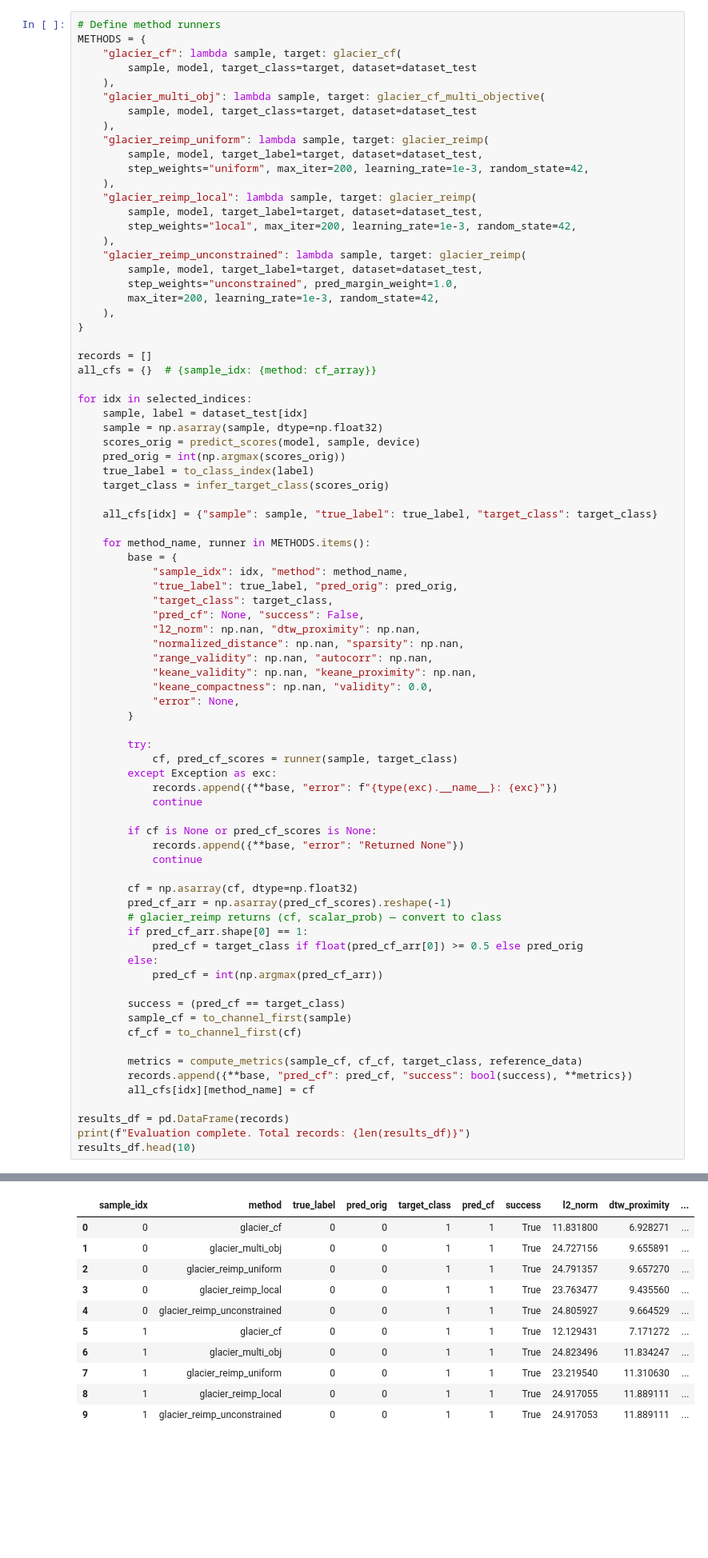
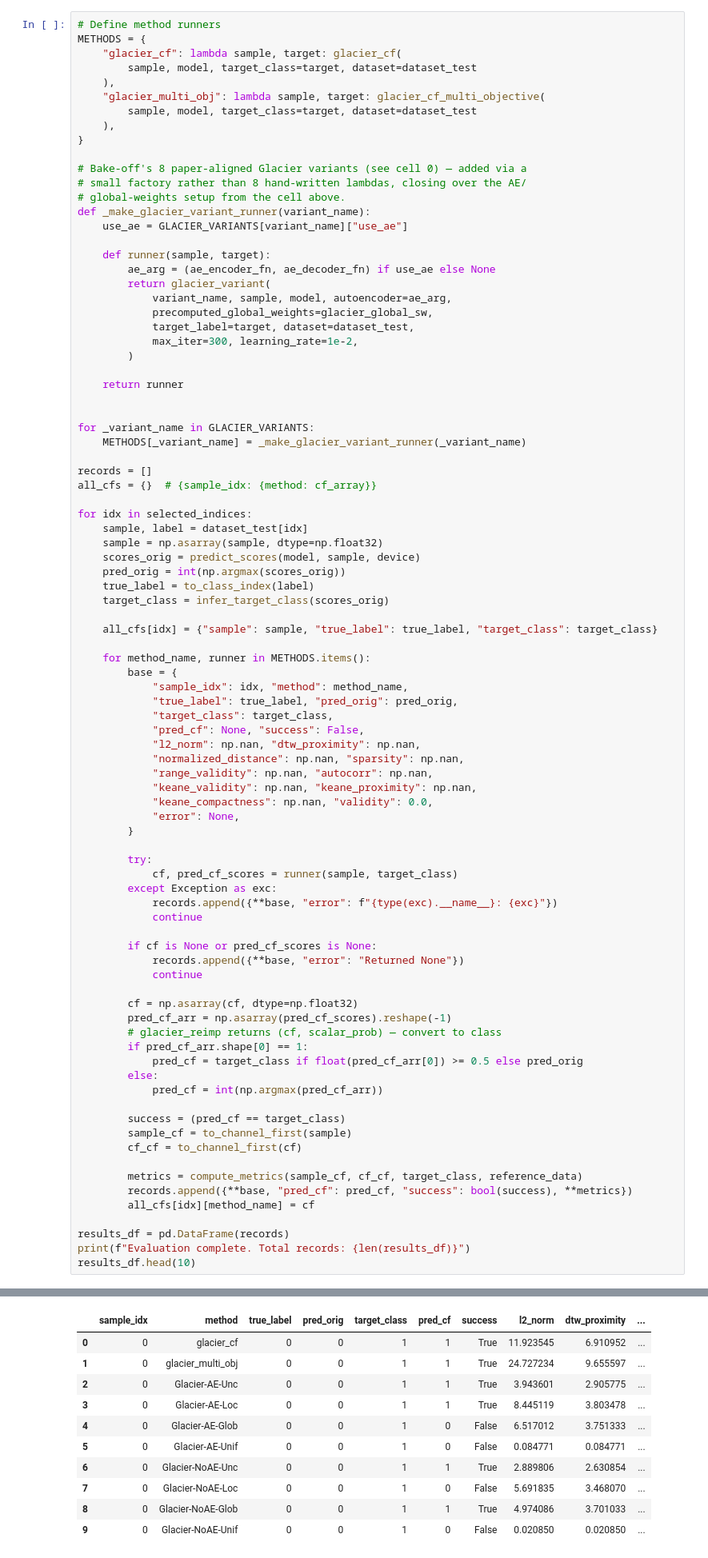
Before and after one commit to visual-xai-for-time-series/counterfactual-explanations-for-time-series, a Jupyter notebook: cfts/cf_glacier/glacier_forda_comparison.ipynb, the cells around one changed output, grey strips where cells are left out. Shown at 80% size. Saved outputs shown, nothing was run; the diff lists cells and outputs as text; blank space fills up the shorter version.

```diff
--- a/cfts/cf_glacier/glacier_forda_comparison.ipynb
+++ b/cfts/cf_glacier/glacier_forda_comparison.ipynb
@@ -194,20 +247,28 @@ METHODS = {
     "glacier_multi_obj": lambda sample, target: glacier_cf_multi_objective(
         sample, model, target_class=target, dataset=dataset_test
     ),
-    "glacier_reimp_uniform": lambda sample, target: glacier_reimp(
-        sample, model, target_label=target, dataset=dataset_test,
-        step_weights="uniform", max_iter=200, learning_rate=1e-3, random_state=42,
-    ),
-    "glacier_reimp_local": lambda sample, target: glacier_reimp(
-        sample, model, target_label=target, dataset=dataset_test,
-        step_weights="local", max_iter=200, learning_rate=1e-3, random_state=42,
-    ),
-    "glacier_reimp_unconstrained": lambda sample, target: glacier_reimp(
-        sample, model, target_label=target, dataset=dataset_test,
-        step_weights="unconstrained", pred_margin_weight=1.0,
-        max_iter=200, learning_rate=1e-3, random_state=42,
-    ),
 }
+
+# Bake-off's 8 paper-aligned Glacier variants (see cell 0) — added via a
+# small factory rather than 8 hand-written lambdas, closing over the AE/
+# global-weights setup from the cell above.
+def _make_glacier_variant_runner(variant_name):
+    use_ae = GLACIER_VARIANTS[variant_name]["use_ae"]
+
+    def runner(sample, target):
+        ae_arg = (ae_encoder_fn, ae_decoder_fn) if use_ae else None
+        return glacier_variant(
+            variant_name, sample, model, autoencoder=ae_arg,
+            precomputed_global_weights=glacier_global_sw,
+            target_label=target, dataset=dataset_test,
+            max_iter=300, learning_rate=1e-2,
+        )
+
+    return runner
+
+
+for _variant_name in GLACIER_VARIANTS:
+    METHODS[_variant_name] = _make_glacier_variant_runner(_variant_name)
 
 records = []
 all_cfs = {}  # {sample_idx: {method: cf_array}}
@@ -270,14 +331,14 @@ Evaluation complete. Total records: 150
 |  | sample_idx | method | true_label | pred_orig | target_class | pred_cf | success | l2_norm | dtw_proximity | ... |
-| 0 | 0 | glacier_cf | 0 | 0 | 1 | 1 | True | 11.831800 | 6.928271 | ... |
-| 1 | 0 | glacier_multi_obj | 0 | 0 | 1 | 1 | True | 24.727156 | 9.655891 | ... |
-| 2 | 0 | glacier_reimp_uniform | 0 | 0 | 1 | 1 | True | 24.791357 | 9.657270 | ... |
-| 3 | 0 | glacier_reimp_local | 0 | 0 | 1 | 1 | True | 23.763477 | 9.435560 | ... |
-| 4 | 0 | glacier_reimp_unconstrained | 0 | 0 | 1 | 1 | True | 24.805927 | 9.664529 | ... |
-| 5 | 1 | glacier_cf | 0 | 0 | 1 | 1 | True | 12.129431 | 7.171272 | ... |
-| 6 | 1 | glacier_multi_obj | 0 | 0 | 1 | 1 | True | 24.823496 | 11.834247 | ... |
-| 7 | 1 | glacier_reimp_uniform | 0 | 0 | 1 | 1 | True | 23.219540 | 11.310630 | ... |
-| 8 | 1 | glacier_reimp_local | 0 | 0 | 1 | 1 | True | 24.917055 | 11.889111 | ... |
-| 9 | 1 | glacier_reimp_unconstrained | 0 | 0 | 1 | 1 | True | 24.917053 | 11.889111 | ... |
+| 0 | 0 | glacier_cf | 0 | 0 | 1 | 1 | True | 11.923545 | 6.910952 | ... |
+| 1 | 0 | glacier_multi_obj | 0 | 0 | 1 | 1 | True | 24.727234 | 9.655597 | ... |
+| 2 | 0 | Glacier-AE-Unc | 0 | 0 | 1 | 1 | True | 3.943601 | 2.905775 | ... |
+| 3 | 0 | Glacier-AE-Loc | 0 | 0 | 1 | 1 | True | 8.445119 | 3.803478 | ... |
+| 4 | 0 | Glacier-AE-Glob | 0 | 0 | 1 | 0 | False | 6.517012 | 3.751333 | ... |
+| 5 | 0 | Glacier-AE-Unif | 0 | 0 | 1 | 0 | False | 0.084771 | 0.084771 | ... |
+| 6 | 0 | Glacier-NoAE-Unc | 0 | 0 | 1 | 1 | True | 2.889806 | 2.630854 | ... |
+| 7 | 0 | Glacier-NoAE-Loc | 0 | 0 | 1 | 0 | False | 5.691835 | 3.468070 | ... |
+| 8 | 0 | Glacier-NoAE-Glob | 0 | 0 | 1 | 1 | True | 4.974086 | 3.701033 | ... |
+| 9 | 0 | Glacier-NoAE-Unif | 0 | 0 | 1 | 0 | False | 0.020850 | 0.020850 | ... |
 # %%
 # Aggregate summary — only successful CFs contribute to distance metrics
 successful_df = results_df[results_df["success"] == True].copy()
```
Also changed, not shown: parts of 11 cells of this notebook, 8 other files.
